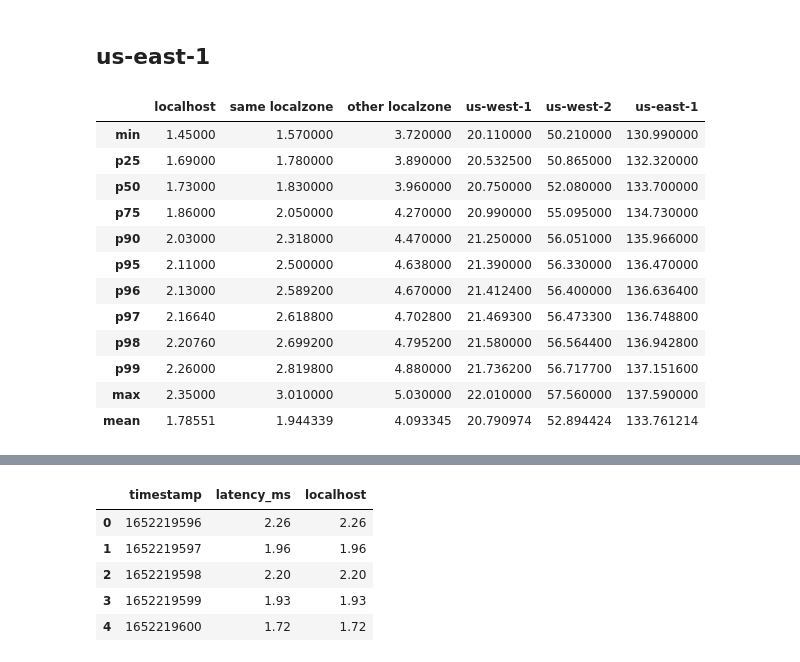
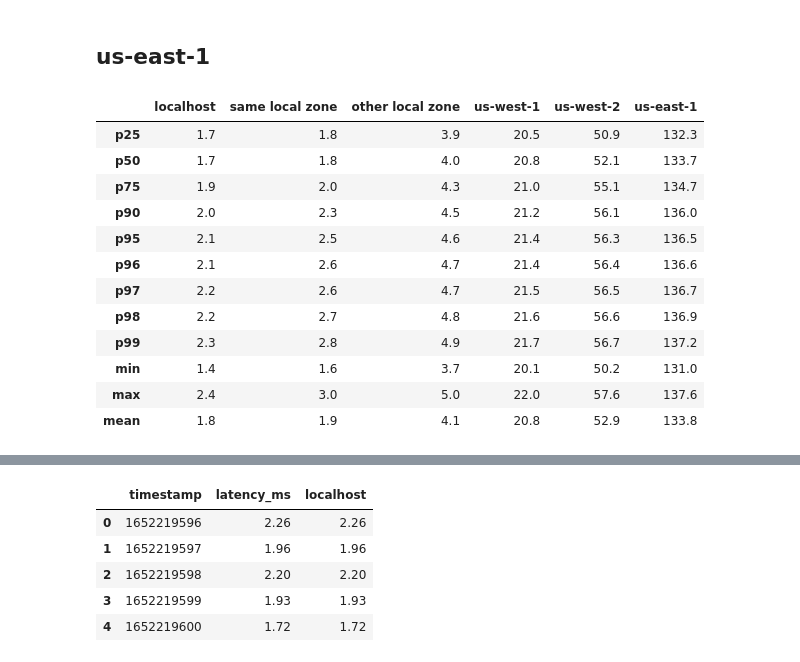
Before and after one commit to ericmelz/pinger-parser, a Jupyter notebook: jupyter/Pinger Parser Playground.ipynb, the cells around one changed output, grey strips where cells are left out. Cells and saved outputs as stored; diff of their text form; code cells hidden in the pictures.

```diff
--- a/jupyter/Pinger Parser Playground.ipynb
+++ b/jupyter/Pinger Parser Playground.ipynb
@@ -537,69 +537,74 @@ df17 = pd.read_csv('/Users/emelz/Documents/code/pinger-parser/jupyter/data/data_
 # %%
 df18 = pd.read_csv('/Users/emelz/Documents/code/pinger-parser/jupyter/data/data_us_east1.csv', names=header_list)
 # %%
-data = {'localhost':[df13['latency_ms'].min(),
-                      df13.quantile(.25)['latency_ms'], df13.quantile(.5)['latency_ms'],
+data = {'localhost':[ df13.quantile(.25)['latency_ms'], df13.quantile(.5)['latency_ms'],
                       df13.quantile(.75)['latency_ms'], df13.quantile(.9)['latency_ms'],
                       df13.quantile(.95)['latency_ms'], df13.quantile(.96)['latency_ms'],
                       df13.quantile(.97)['latency_ms'], df13.quantile(.98)['latency_ms'],
                       df13.quantile(.99)['latency_ms'],
+                      df13['latency_ms'].min(),
                       df13['latency_ms'].max(),
                       df13['latency_ms'].mean()],
-        'same localzone':[df14['latency_ms'].min(),
+        'same local zone':[
                       df14.quantile(.25)['latency_ms'], df14.quantile(.5)['latency_ms'],
                       df14.quantile(.75)['latency_ms'], df14.quantile(.9)['latency_ms'],
                       df14.quantile(.95)['latency_ms'], df14.quantile(.96)['latency_ms'],
                       df14.quantile(.97)['latency_ms'], df14.quantile(.98)['latency_ms'],
                       df14.quantile(.99)['latency_ms'],
+                      df14['latency_ms'].min(),
                       df14['latency_ms'].max(),
                       df14['latency_ms'].mean()],
-        'other localzone':[df15['latency_ms'].min(),
+        'other local zone':[
                       df15.quantile(.25)['latency_ms'], df15.quantile(.5)['latency_ms'],
                       df15.quantile(.75)['latency_ms'], df15.quantile(.9)['latency_ms'],
                       df15.quantile(.95)['latency_ms'], df15.quantile(.96)['latency_ms'],
                       df15.quantile(.97)['latency_ms'], df15.quantile(.98)['latency_ms'],
                       df15.quantile(.99)['latency_ms'],
+                      df15['latency_ms'].min(),
                       df15['latency_ms'].max(),
                       df15['latency_ms'].mean()],
-        'us-west-1':[df16['latency_ms'].min(),
+        'us-west-1':[
                       df16.quantile(.25)['latency_ms'], df16.quantile(.5)['latency_ms'],
                       df16.quantile(.75)['latency_ms'], df16.quantile(.9)['latency_ms'],
                       df16.quantile(.95)['latency_ms'], df16.quantile(.96)['latency_ms'],
                       df16.quantile(.97)['latency_ms'], df16.quantile(.98)['latency_ms'],
                       df16.quantile(.99)['latency_ms'],
+                      df16['latency_ms'].min(),
                       df16['latency_ms'].max(),
                       df16['latency_ms'].mean()],
-        'us-west-2':[df17['latency_ms'].min(),
+        'us-west-2':[
                       df17.quantile(.25)['latency_ms'], df17.quantile(.5)['latency_ms'],
                       df17.quantile(.75)['latency_ms'], df17.quantile(.9)['latency_ms'],
                       df17.quantile(.95)['latency_ms'], df17.quantile(.96)['latency_ms'],
                       df17.quantile(.97)['latency_ms'], df17.quantile(.98)['latency_ms'],
                       df17.quantile(.99)['latency_ms'],
+                      df17['latency_ms'].min(),
                       df17['latency_ms'].max(),
                       df17['latency_ms'].mean()],
-        'us-east-1':[df18['latency_ms'].min(),
+        'us-east-1':[
                       df18.quantile(.25)['latency_ms'], df18.quantile(.5)['latency_ms'],
                       df18.quantile(.75)['latency_ms'], df18.quantile(.9)['latency_ms'],
                       df18.quantile(.95)['latency_ms'], df18.quantile(.96)['latency_ms'],
                       df18.quantile(.97)['latency_ms'], df18.quantile(.98)['latency_ms'],
                       df18.quantile(.99)['latency_ms'],
+                      df18['latency_ms'].min(),
                       df18['latency_ms'].max(),
                       df18['latency_ms'].mean()],
         }
-index = ['min', 'p25', 'p50', 'p75', 'p90', 'p95', 'p96', 'p97', 'p98', 'p99', 'max', 'mean']
+index = ['p25', 'p50', 'p75', 'p90', 'p95', 'p96', 'p97', 'p98', 'p99', 'min', 'max', 'mean']
 df19 = pd.DataFrame(data, index=index)
 df19
 # %% [output]
-|  | localhost | same localzone | other localzone | us-west-1 | us-west-2 | us-east-1 |
-| min | 1.45000 | 1.570000 | 3.720000 | 20.110000 | 50.210000 | 130.990000 |
-| p25 | 1.69000 | 1.780000 | 3.890000 | 20.532500 | 50.865000 | 132.320000 |
-| p50 | 1.73000 | 1.830000 | 3.960000 | 20.750000 | 52.080000 | 133.700000 |
-| p75 | 1.86000 | 2.050000 | 4.270000 | 20.990000 | 55.095000 | 134.730000 |
-| p90 | 2.03000 | 2.318000 | 4.470000 | 21.250000 | 56.051000 | 135.966000 |
-| p95 | 2.11000 | 2.500000 | 4.638000 | 21.390000 | 56.330000 | 136.470000 |
-| p96 | 2.13000 | 2.589200 | 4.670000 | 21.412400 | 56.400000 | 136.636400 |
-| p97 | 2.16640 | 2.618800 | 4.702800 | 21.469300 | 56.473300 | 136.748800 |
-| p98 | 2.20760 | 2.699200 | 4.795200 | 21.580000 | 56.564400 | 136.942800 |
-| p99 | 2.26000 | 2.819800 | 4.880000 | 21.736200 | 56.717700 | 137.151600 |
-| max | 2.35000 | 3.010000 | 5.030000 | 22.010000 | 57.560000 | 137.590000 |
-| mean | 1.78551 | 1.944339 | 4.093345 | 20.790974 | 52.894424 | 133.761214 |
+|  | localhost | same local zone | other local zone | us-west-1 | us-west-2 | us-east-1 |
+| p25 | 1.7 | 1.8 | 3.9 | 20.5 | 50.9 | 132.3 |
+| p50 | 1.7 | 1.8 | 4.0 | 20.8 | 52.1 | 133.7 |
+| p75 | 1.9 | 2.0 | 4.3 | 21.0 | 55.1 | 134.7 |
+| p90 | 2.0 | 2.3 | 4.5 | 21.2 | 56.1 | 136.0 |
+| p95 | 2.1 | 2.5 | 4.6 | 21.4 | 56.3 | 136.5 |
+| p96 | 2.1 | 2.6 | 4.7 | 21.4 | 56.4 | 136.6 |
+| p97 | 2.2 | 2.6 | 4.7 | 21.5 | 56.5 | 136.7 |
+| p98 | 2.2 | 2.7 | 4.8 | 21.6 | 56.6 | 136.9 |
+| p99 | 2.3 | 2.8 | 4.9 | 21.7 | 56.7 | 137.2 |
+| min | 1.4 | 1.6 | 3.7 | 20.1 | 50.2 | 131.0 |
+| max | 2.4 | 3.0 | 5.0 | 22.0 | 57.6 | 137.6 |
+| mean | 1.8 | 1.9 | 4.1 | 20.8 | 52.9 | 133.8 |
```
Also changed, not shown: parts of 3 cells of this notebook.
